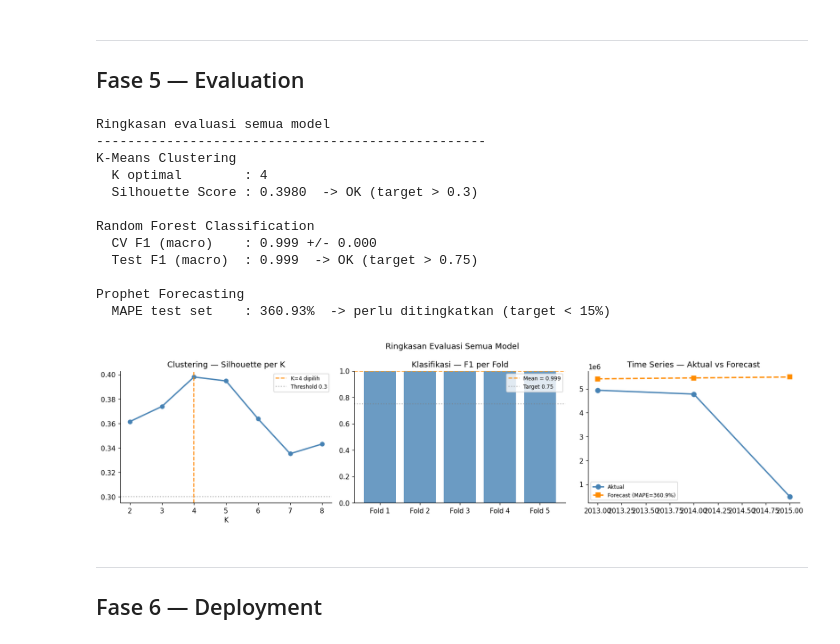
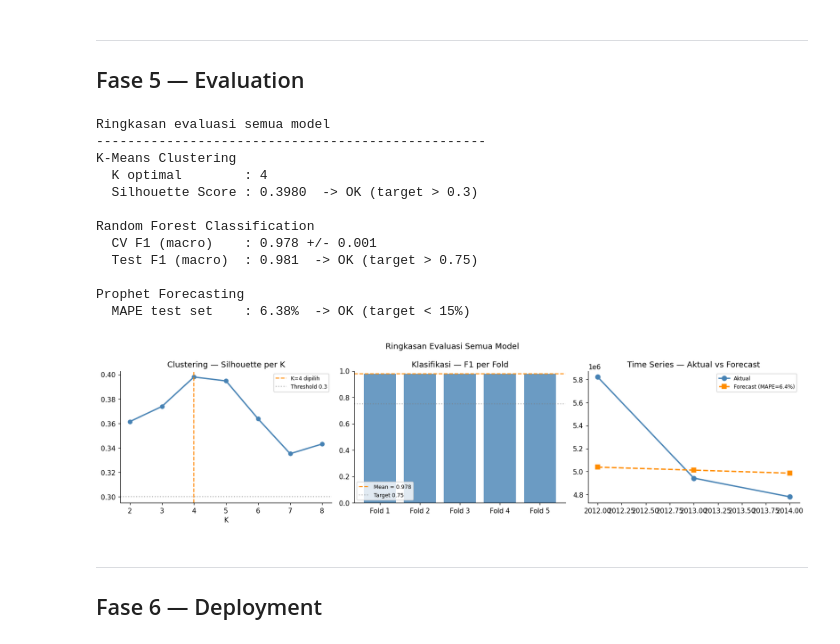
Before and after one commit to milskzy/Crop-Production-Analytics, a Jupyter notebook: Crop_Production_Analytics.ipynb, the cells around one changed output. Drawn from its saved outputs; the diff is of its cells as text; code cells hidden in the pictures.

```diff
--- a/Crop_Production_Analytics.ipynb
+++ b/Crop_Production_Analytics.ipynb
@@ -532,7 +523,7 @@ plt.show()
 ### 4.2 Klasifikasi — Random Forest
 # %%
 df_clf = df.dropna(subset=['demand_level']).copy()
-fitur_num = ['area', 'production', 'yield_per_ha', 'fert_rate_kg_ha', 'crop_year']
+fitur_num = ['area', 'production', 'yield_per_ha', 'crop_year']
 fitur_cat = ['season', 'state_name']
 target = 'demand_level'
 
@@ -676,8 +667,10 @@ plt.show()
 [figure]
 # %%
 # Train: 1997-2012, Test: 2013-2015
-train_ts = ts[ts['ds'].dt.year <= 2012]
-test_ts  = ts[ts['ds'].dt.year >= 2013]
+ts_clean = ts[ts['ds'].dt.year < 2015]  # exclude 2015 karena data tidak lengkap
+train_ts = ts_clean[ts_clean['ds'].dt.year <= 2011]
+test_ts  = ts_clean[ts_clean['ds'].dt.year >= 2012]
+
 
 m = Prophet(
     yearly_seasonality=False,
@@ -790,40 +782,41 @@ K-Means Clustering
   Silhouette Score : 0.3980  -> OK (target > 0.3)
 
 Random Forest Classification
-  CV F1 (macro)    : 0.999 +/- 0.000
-  Test F1 (macro)  : 0.999  -> OK (target > 0.75)
+  CV F1 (macro)    : 0.978 +/- 0.001
+  Test F1 (macro)  : 0.981  -> OK (target > 0.75)
 
 Prophet Forecasting
-  MAPE test set    : 360.93%  -> perlu ditingkatkan (target < 15%)
+  MAPE test set    : 6.38%  -> OK (target < 15%)
 # %%
 fig, axes = plt.subplots(1, 3, figsize=(15, 4))
 fig.suptitle('Ringkasan Evaluasi Semua Model')
 
 axes[0].plot(list(K_range), sil_scores, 'o-', color='steelblue', lw=2, ms=6)
 axes[0].axvline(K_OPTIMAL, ls='--', color='darkorange', lw=1.5, label=f'K={K_OPTIMAL} dipilih')
 axes[0].axhline(0.3, ls=':', color='gray', alpha=0.6, label='Threshold 0.3')
 axes[0].set_title('Clustering — Silhouette per K')
 axes[0].set_xlabel('K')
 axes[0].legend(fontsize=8)
 
 fold_labels = [f'Fold {i+1}' for i in range(5)]
 axes[1].bar(fold_labels, cv_scores, color='steelblue', alpha=0.8)
 axes[1].axhline(cv_scores.mean(), ls='--', color='darkorange', lw=1.5, label=f'Mean = {cv_scores.mean():.3f}')
 axes[1].axhline(0.75, ls=':', color='gray', alpha=0.6, label='Target 0.75')
 axes[1].set_title('Klasifikasi — F1 per Fold')
 axes[1].set_ylim(0, 1)
 axes[1].legend(fontsize=8)
 
-axes[2].plot([2013, 2014, 2015], actual_test, 'o-', color='steelblue', lw=2, ms=7, label='Aktual')
-axes[2].plot([2013, 2014, 2015], pred_test, 's--', color='darkorange', lw=2, ms=7, label=f'Forecast (MAPE={mape:.1f}%)')
+test_years = test_ts['ds'].dt.year.tolist()
+axes[2].plot(test_years, actual_test, 'o-', color='steelblue', lw=2, ms=7, label='Aktual')
+axes[2].plot(test_years, pred_test, 's--', color='darkorange', lw=2, ms=7, label=f'Forecast (MAPE={mape:.1f}%)')
 axes[2].set_title('Time Series — Aktual vs Forecast')
 axes[2].legend(fontsize=8)
 
 plt.tight_layout()
 plt.savefig('fase5_evaluation.png', dpi=130, bbox_inches='tight')
 plt.show()
 # %% [output]
-[figure, old version]
+[figure, new version]
 # %% [markdown]
 ---
 ## Fase 6 — Deployment
```
Also changed, not shown: parts of 7 cells of this notebook, 6 other files.
